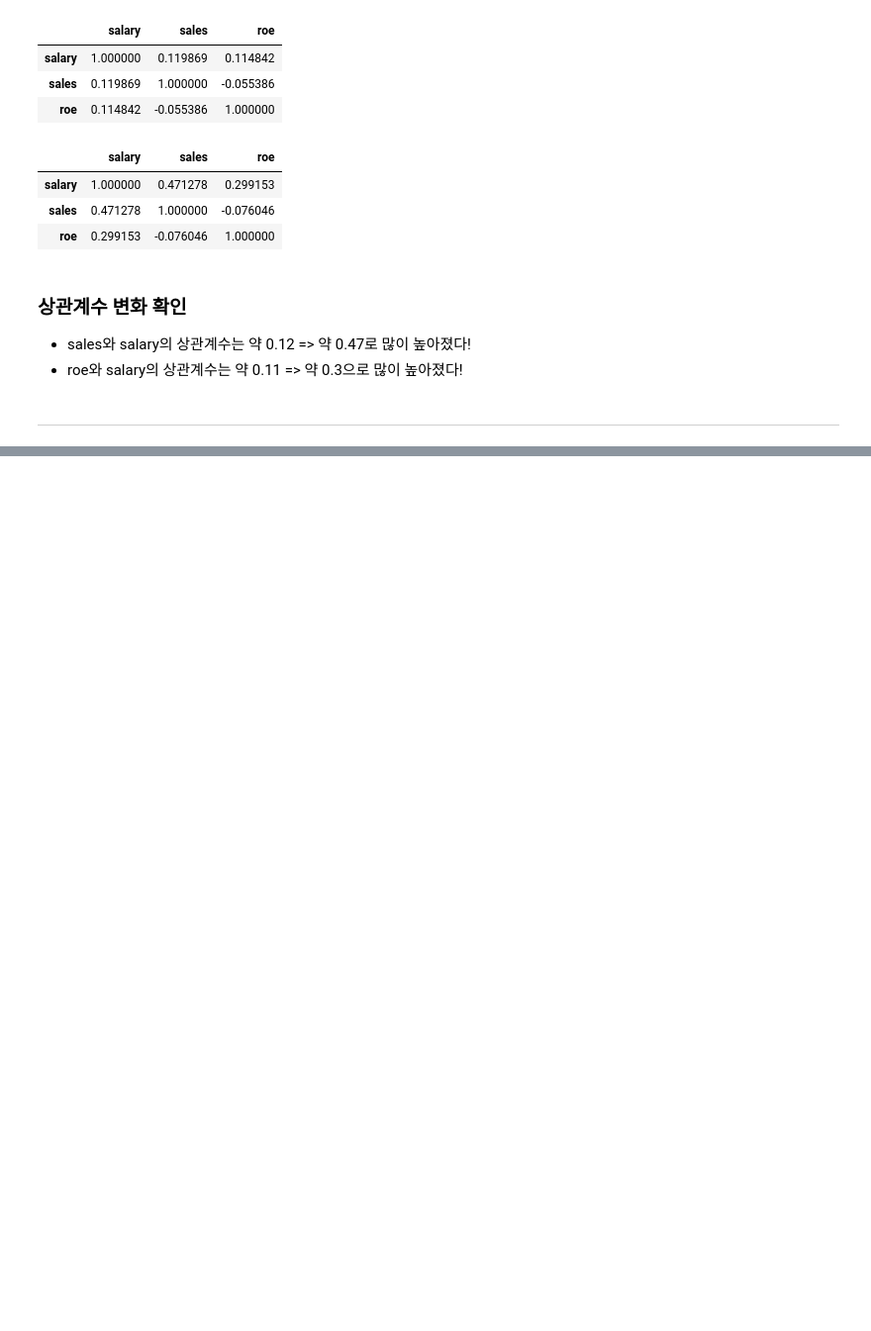
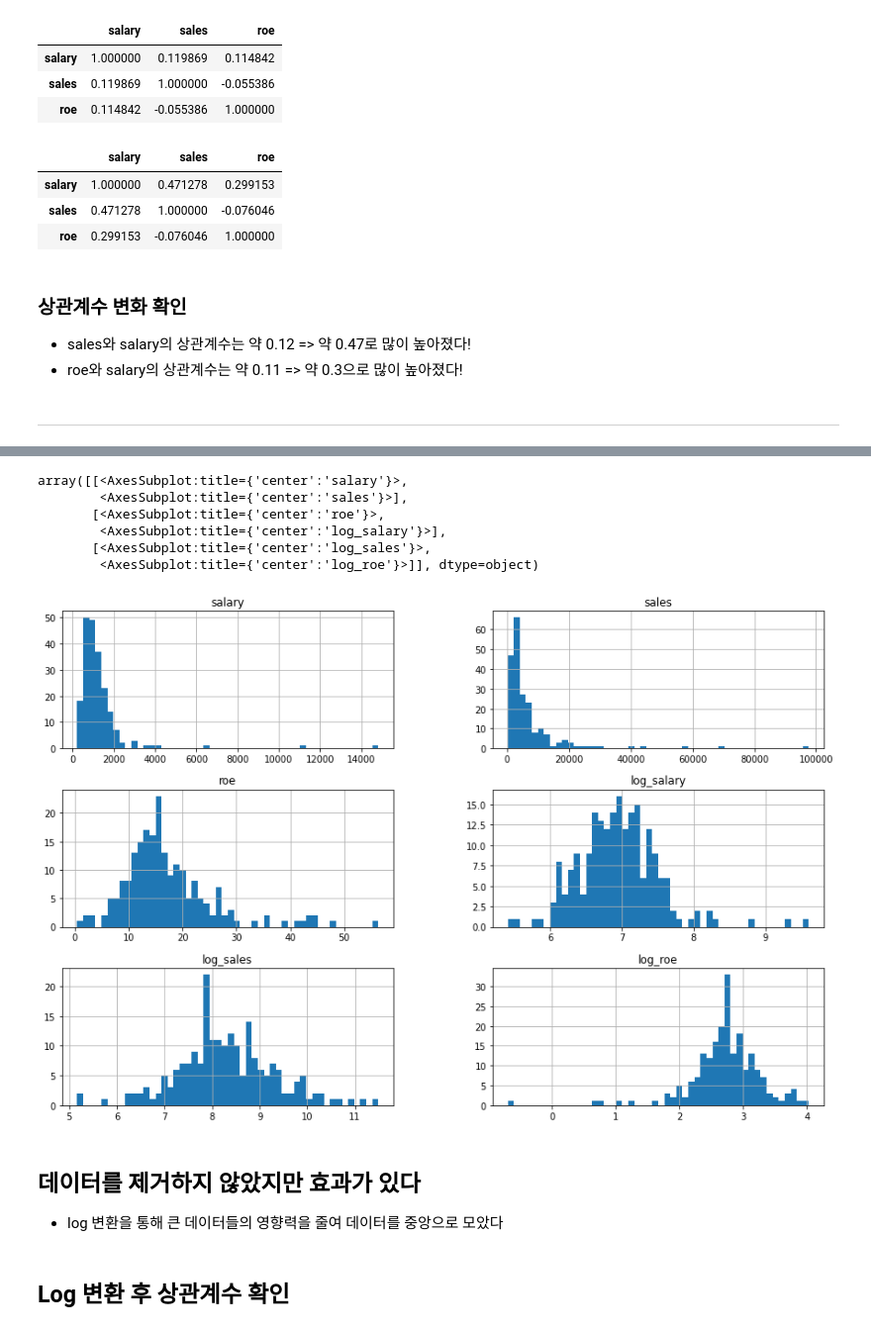
Before and after one commit to sucream/Bigdata-Analysis-Engineer-Note, a Jupyter notebook: 02.DataPreprocessing.ipynb, the cells around one changed output, grey strips where cells are left out. Shown: that part at 99% size. Drawn from its saved outputs; the diff is of its cells as text; code cells hidden in the pictures; blank space fills up the shorter version.

```diff
--- a/02.DataPreprocessing.ipynb
+++ b/02.DataPreprocessing.ipynb
@@ -433,0 +443,7 @@ data_IQR.corr()
+# %%
+import numpy as np
+
+data['log_salary'] = np.log(data['salary'])
+data['log_sales'] = np.log(data['sales'])
+data['log_roe'] = np.log(data['roe'])
+data.head()
@@ -433,0 +457,15 @@ data_IQR.corr()
+# %%
+data.hist(bins=50, figsize=(15,10))
+# %% [output]
+array([[<AxesSubplot:title={'center':'salary'}>,
+        <AxesSubplot:title={'center':'sales'}>],
+       [<AxesSubplot:title={'center':'roe'}>,
+        <AxesSubplot:title={'center':'log_salary'}>],
+       [<AxesSubplot:title={'center':'log_sales'}>,
+        <AxesSubplot:title={'center':'log_roe'}>]], dtype=object)
+[figure, added]
+# %% [markdown]
+## 데이터를 제거하지 않았지만 효과가 있다
+- log 변환을 통해 큰 데이터들의 영향력을 줄여 데이터를 중앙으로 모았다
+# %% [markdown]
+## Log 변환 후 상관계수 확인
```
Also changed, not shown: parts of 30 cells of this notebook.
